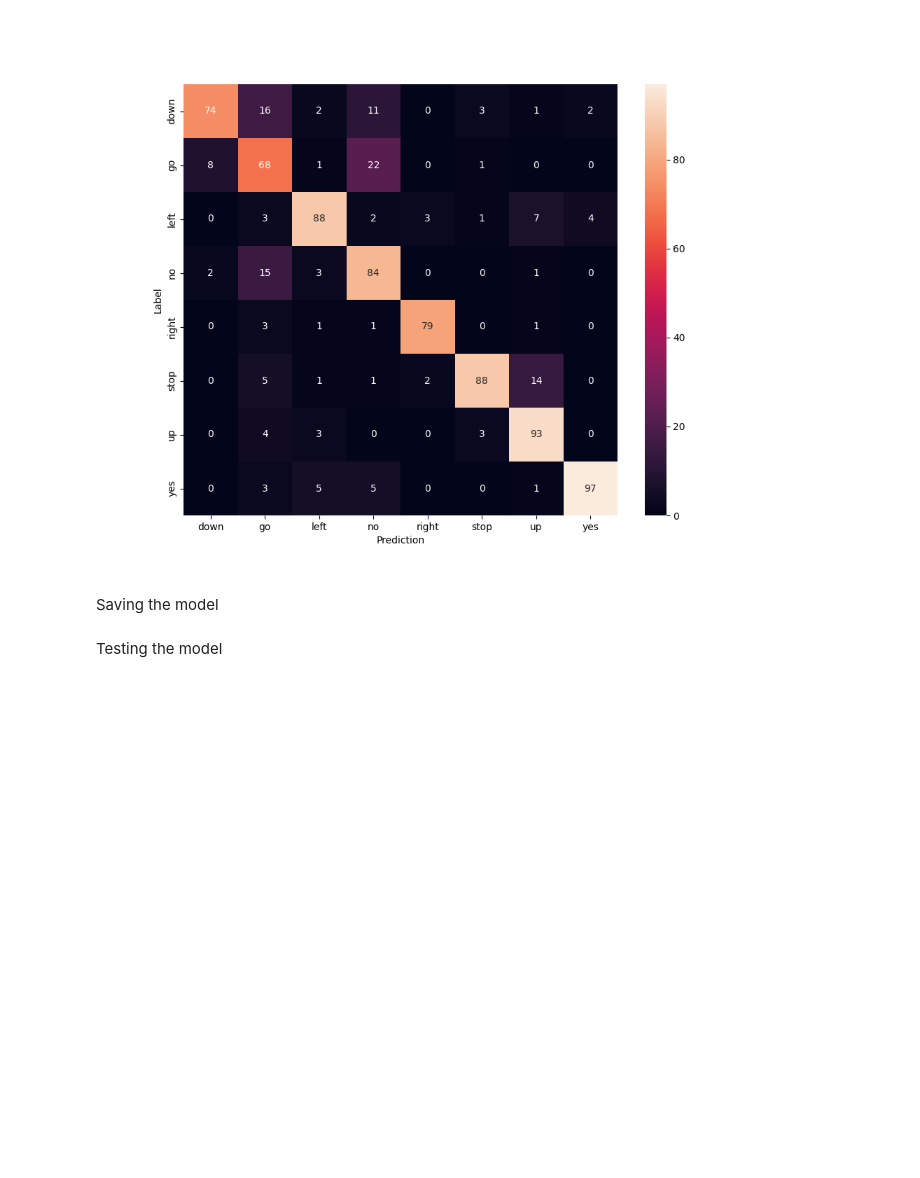
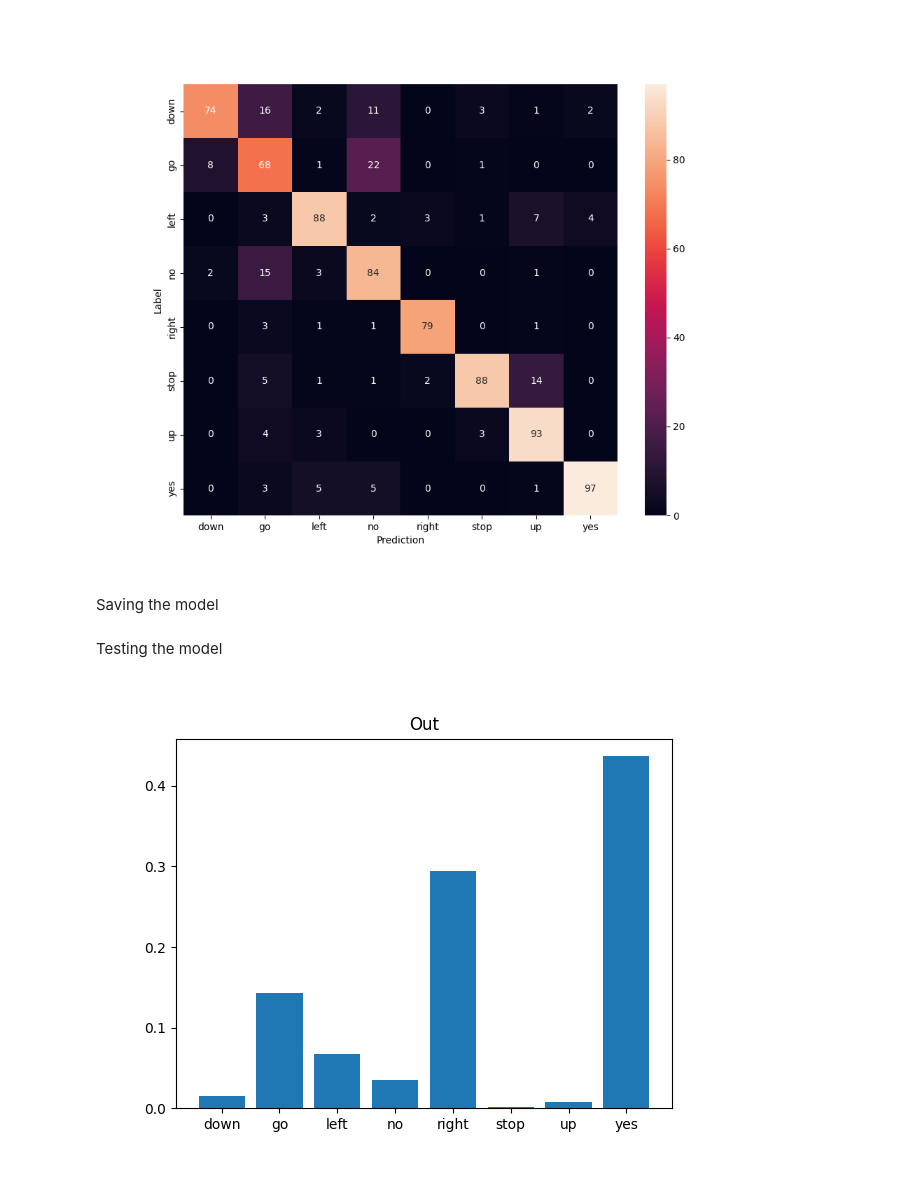
Before and after one commit to MohammadHosseinDalghi/Voice-Processing-With-CNN, a Jupyter notebook: index.ipynb, the cells around one changed output. Drawn from its saved outputs; the diff is of its cells as text; code cells hidden in the pictures; blank space fills up the shorter version.

Commit message:
Testing model

```diff
--- a/index.ipynb
+++ b/index.ipynb
@@ -408,3 +408,35 @@ Saving the model
 model.save_weights('model.h5')
 # %% [markdown]
 Testing the model
+# %%
+import pyaudio
+p = pyaudio.PyAudio()
+stream = p.open(format=pyaudio.paInt16, channels=1, rate=16000,input=True,frames_per_buffer=16000 )
+a=stream.read(16000)
+
+import wave
+wf = wave.open("test.wav", 'wb')
+wf.setnchannels(1)
+wf.setsampwidth(p.get_sample_size(pyaudio.paInt16))
+wf.setframerate(16000)
+wf.writeframes(b''.join([a]))
+wf.close()
+
+x = 'test.wav'
+x = tf.io.read_file(str(x))
+
+
+x, sample_rate = tf.audio.decode_wav(x, desired_channels=1, desired_samples=16000)
+x = tf.squeeze(x, axis=-1)
+waveform = x
+x = get_spectrogram(x)
+x = x[tf.newaxis,...]
+
+prediction = model(x)
+x_labels = label_names
+plt.close()
+plt.bar(x_labels, tf.nn.softmax(prediction[0]))
+plt.title('Out')
+plt.show()
+# %% [output]
+[figure, added]
```
Also changed, not shown: 2 other files.
